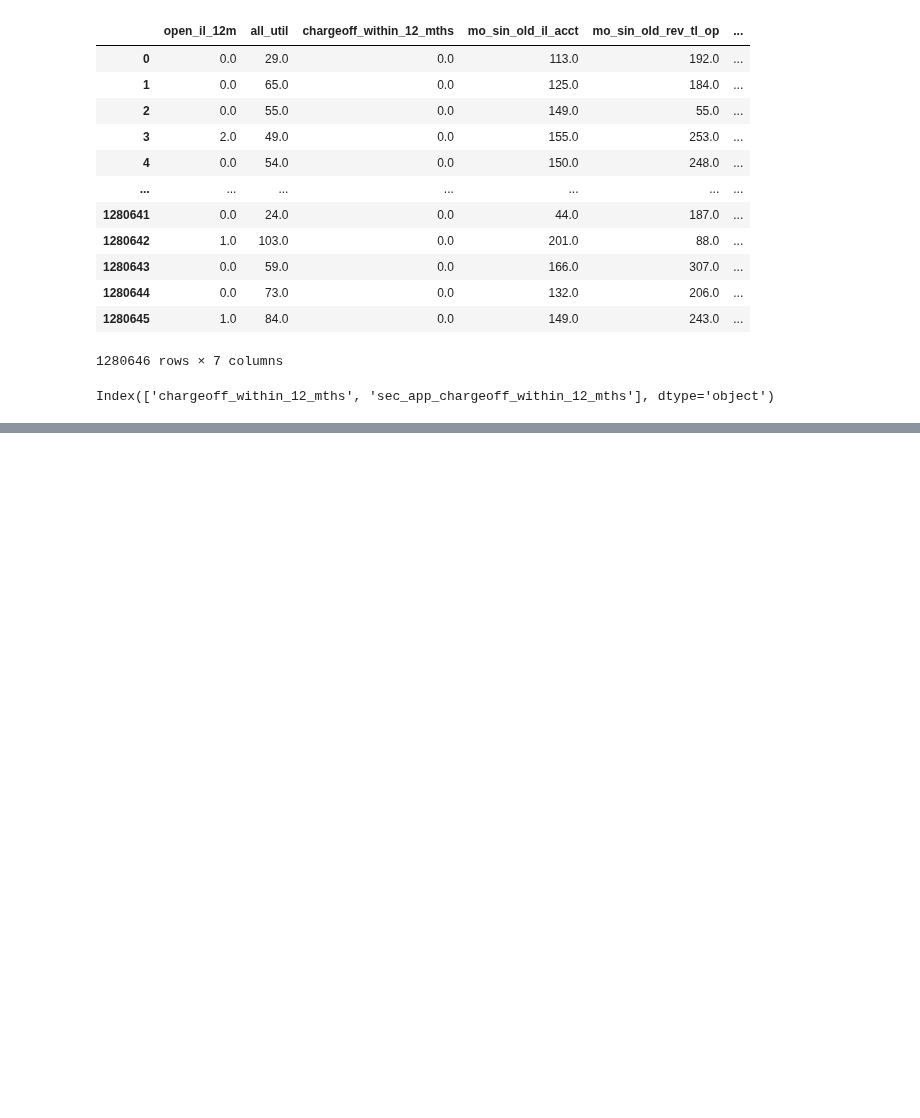
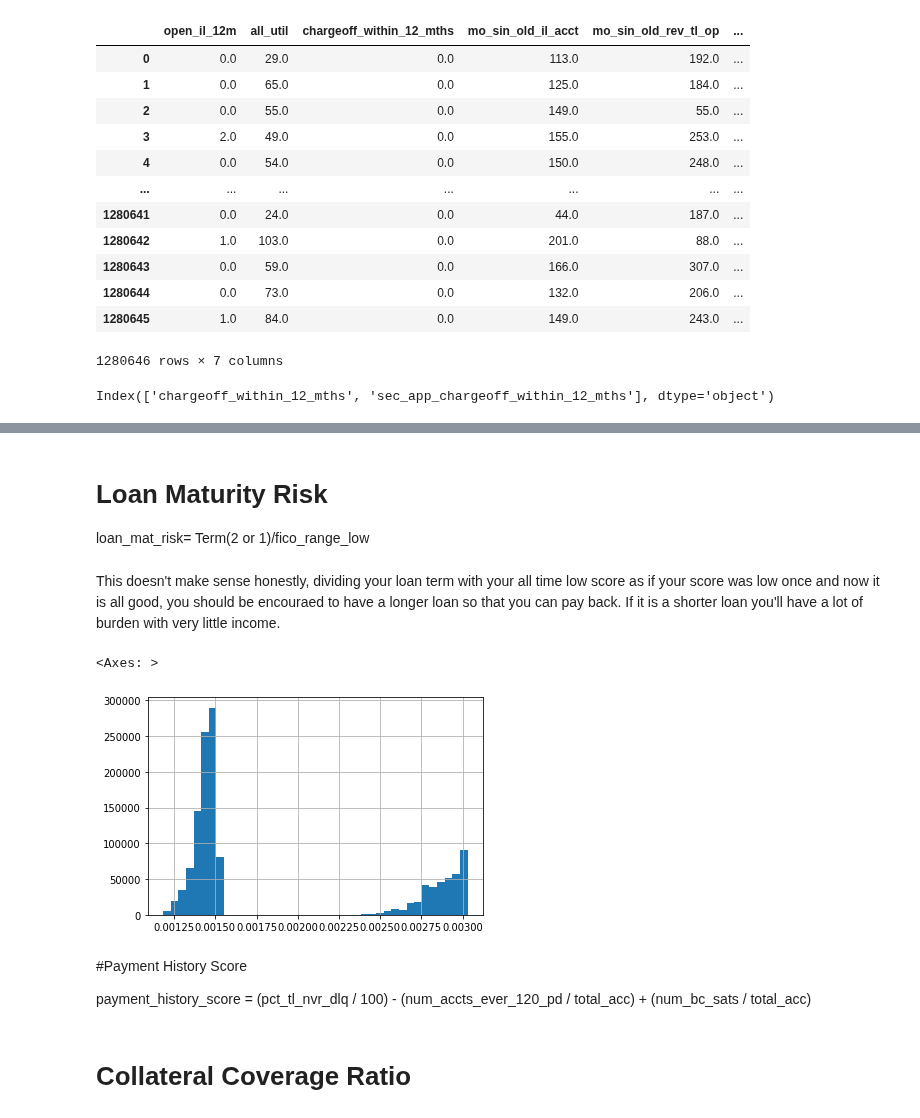
Before and after one commit to preetmodi/Credit-Risk-Analytics, a Jupyter notebook: Data_Cleaning_P.ipynb, the cells around one changed output, grey strips where cells are left out. Saved outputs shown, nothing was run; the diff lists cells and outputs as text; code cells hidden in the pictures; blank space fills up the shorter version.

```diff
--- a/Data_Cleaning_P.ipynb
+++ b/Data_Cleaning_P.ipynb
@@ -459,4 +473,8 @@ Index(['chargeoff_within_12_mths', 'sec_app_chargeoff_within_12_mths'], dtype='o
 drop_columns+=['revol_bal_joint', 'sec_app_earliest_cr_line', 'sec_app_inq_last_6mths', 'sec_app_mort_acc', 'sec_app_open_acc', 'sec_app_revol_util', 'sec_app_open_act_il', 'sec_app_num_rev_accts', 'sec_app_chargeoff_within_12_mths', 'sec_app_collections_12_mths_ex_med', 'sec_app_mths_since_last_major_derog']
 # %%
 # len(drop_columns)
-skeptical_columns = ['open_acc_6m', 'open_act_il', 'open_il_24m', 'open_il_12m', 'open_rv_12m', 'open_rv_24m', 'max_bal_bc', 'mths_since_recent_revol_delinq', 'total_cu_tl', 'inq_last_12m', 'inq_fi', 'mths_since_recent_inq']
+skeptical_columns = ['open_acc_6m', 'open_act_il', 'open_il_24m', 'open_il_12m', 'open_rv_12m', 'open_rv_24m', 'max_bal_bc', 'mths_since_recent_revol_delinq', 'total_cu_tl', 'inq_last_12m', 'inq_fi']
+# %%
+transformed_data['mths_since_recent_inq'][transformed_data['mths_since_recent_inq'] == 0] = 0.5
+transformed_data['mths_since_recent_inq'] = 1/transformed_data['mths_since_recent_inq']
+transformed_data['mths_since_recent_inq'] = transformed_data['mths_since_recent_inq'].fillna(0)
@@ -463,4 +486,4 @@ skeptical_columns = ['open_acc_6m', 'open_act_il', 'open_il_24m', 'open_il_12m',
 # %%
 # transformed_data[skeptical_columns]
 # transformed_data['dti_joint'] = origination_df['dti_joint']
-transformed_data.drop(columns = skeptical_columns+drop_columns).dropna() #.isna().sum().to_dict()
+transformed_data = transformed_data.drop(columns = skeptical_columns+drop_columns).dropna() #isna().sum().to_dict()
@@ -519,0 +506,18 @@ Name: mths_since_recent_inq, dtype: int64
+# %% [markdown]
+# Loan Maturity Risk
+loan_mat_risk= Term(2 or 1)/fico_range_low
+# %%
+temp = transformed_data['term'].replace({' 36 months':1, ' 60 months': 2})
+# %% [markdown]
+This doesn't make sense honestly, dividing your loan term with your all time low score as if your score was low once and now it is all good, you should be encouraed to have a longer loan so that you can pay back. If it is a shorter loan you'll have a lot of burden with very little income.
+# %%
+#Loan Maturity Risk
+# transformed_data['mat_risk'] =
+temp/transformed_data['fico_range_low'].hist(bins=40)
+# %% [output]
+<Axes: >
+[figure, added]
+# %% [markdown]
+#Payment History Score
+
+payment_history_score = (pct_tl_nvr_dlq / 100) - (num_accts_ever_120_pd / total_acc) + (num_bc_sats / total_acc)
@@ -519,0 +526,2 @@ Name: mths_since_recent_inq, dtype: int64
+# %% [markdown]
+# Collateral Coverage Ratio
```
Also changed, not shown: parts of 21 cells of this notebook.
